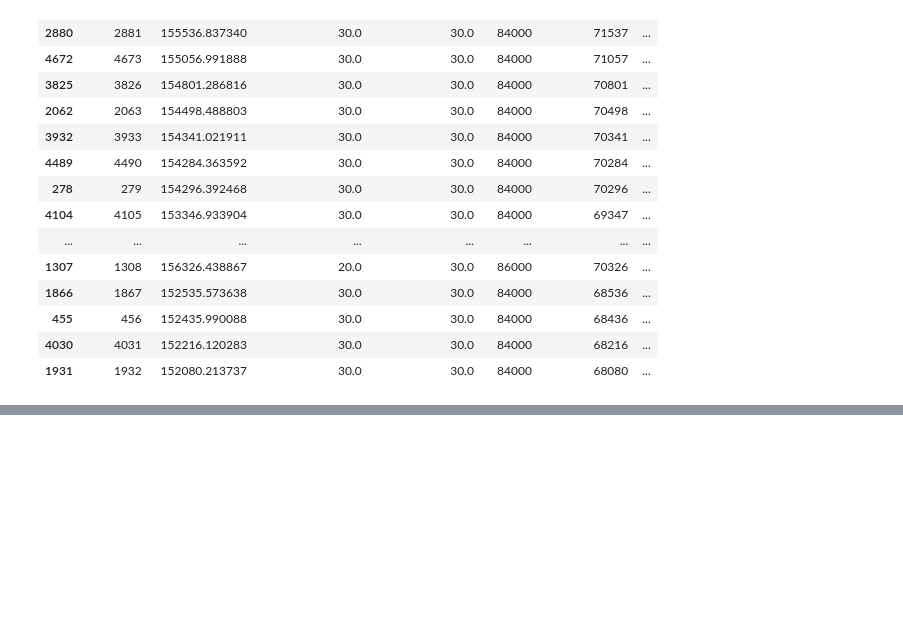
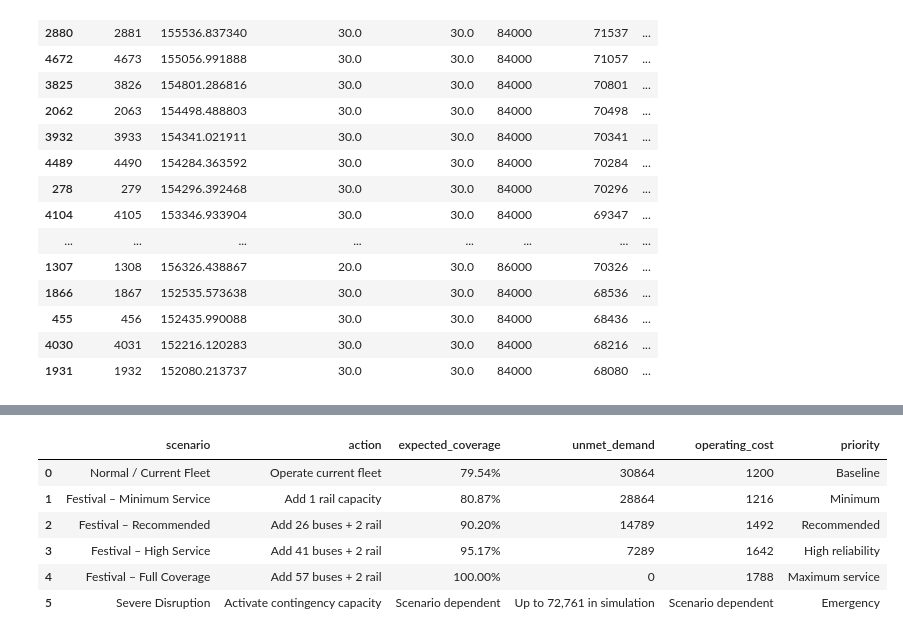
Before and after one commit to abhisarthak/public-transport-demand-planning, a Jupyter notebook: notebooks/03_fleet_optimization.ipynb, the cells around one changed output, grey strips where cells are left out. Cells and saved outputs as stored; diff of their text form; code cells hidden in the pictures; blank space fills up the shorter version.

Commit message:
management_recommendation

```diff
--- a/notebooks/03_fleet_optimization.ipynb
+++ b/notebooks/03_fleet_optimization.ipynb
@@ -3319,0 +5062,71 @@ worst_scenarios[
+# %%
+# ============================================
+# FINAL MANAGEMENT RECOMMENDATION
+# ============================================
+
+management_recommendation = pd.DataFrame({
+
+    "scenario": [
+        "Normal / Current Fleet",
+        "Festival – Minimum Service",
+        "Festival – Recommended",
+        "Festival – High Service",
+        "Festival – Full Coverage",
+        "Severe Disruption"
+    ],
+
+    "action": [
+        "Operate current fleet",
+        "Add 1 rail capacity",
+        "Add 26 buses + 2 rail",
+        "Add 41 buses + 2 rail",
+        "Add 57 buses + 2 rail",
+        "Activate contingency capacity"
+    ],
+
+    "expected_coverage": [
+        "79.54%",
+        "80.87%",
+        "90.20%",
+        "95.17%",
+        "100.00%",
+        "Scenario dependent"
+    ],
+
+    "unmet_demand": [
+        30864,
+        28864,
+        14789,
+        7289,
+        0,
+        "Up to 72,761 in simulation"
+    ],
+
+    "operating_cost": [
+        1200,
+        1216,
+        1492,
+        1642,
+        1788,
+        "Scenario dependent"
+    ],
+
+    "priority": [
+        "Baseline",
+        "Minimum",
+        "Recommended",
+        "High reliability",
+        "Maximum service",
+        "Emergency"
+    ]
+})
+
+display(management_recommendation)
+# %% [output]
+|  | scenario | action | expected_coverage | unmet_demand | operating_cost | priority |
+| 0 | Normal / Current Fleet | Operate current fleet | 79.54% | 30864 | 1200 | Baseline |
+| 1 | Festival – Minimum Service | Add 1 rail capacity | 80.87% | 28864 | 1216 | Minimum |
+| 2 | Festival – Recommended | Add 26 buses + 2 rail | 90.20% | 14789 | 1492 | Recommended |
+| 3 | Festival – High Service | Add 41 buses + 2 rail | 95.17% | 7289 | 1642 | High reliability |
+| 4 | Festival – Full Coverage | Add 57 buses + 2 rail | 100.00% | 0 | 1788 | Maximum service |
+| 5 | Severe Disruption | Activate contingency capacity | Scenario dependent | Up to 72,761 in simulation | Scenario dependent | Emergency |
```
Also changed, not shown: parts of 22 cells of this notebook.
